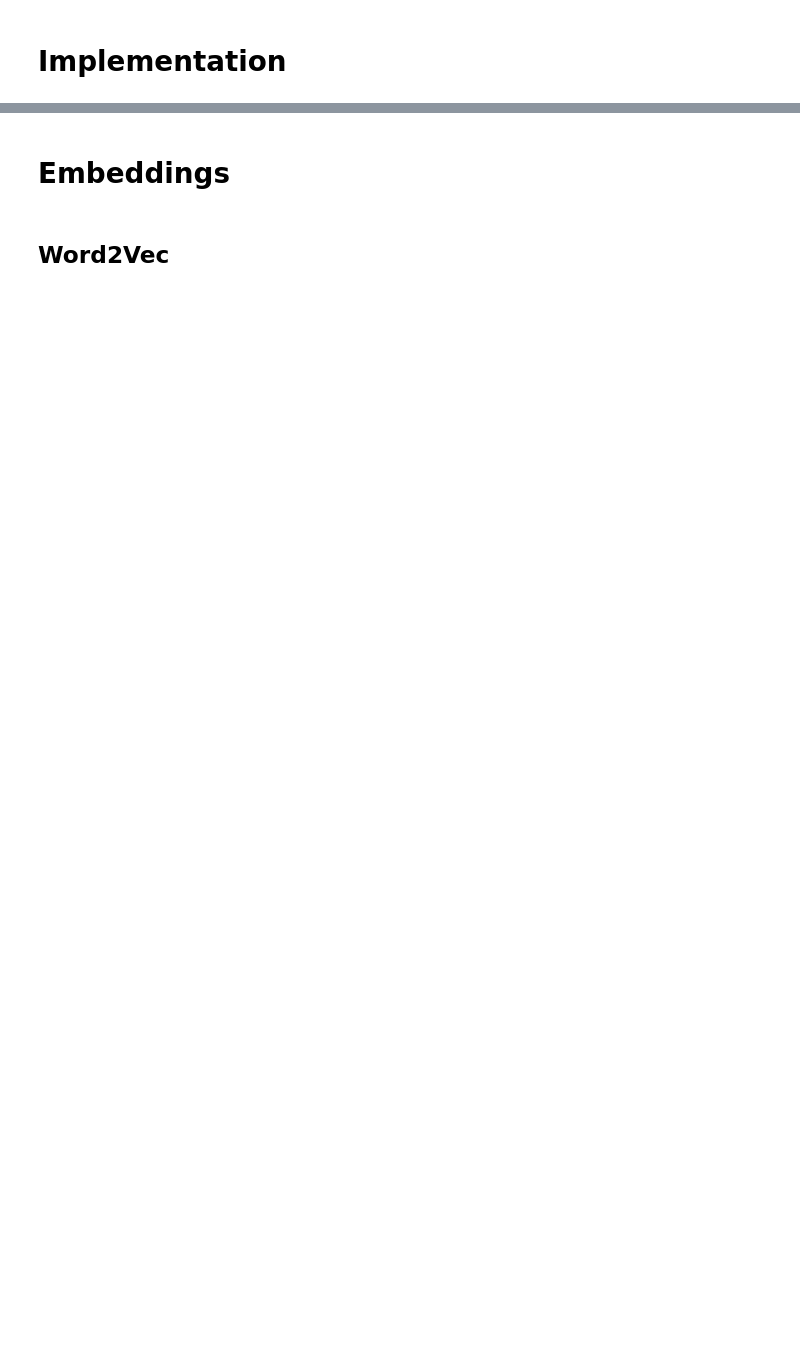
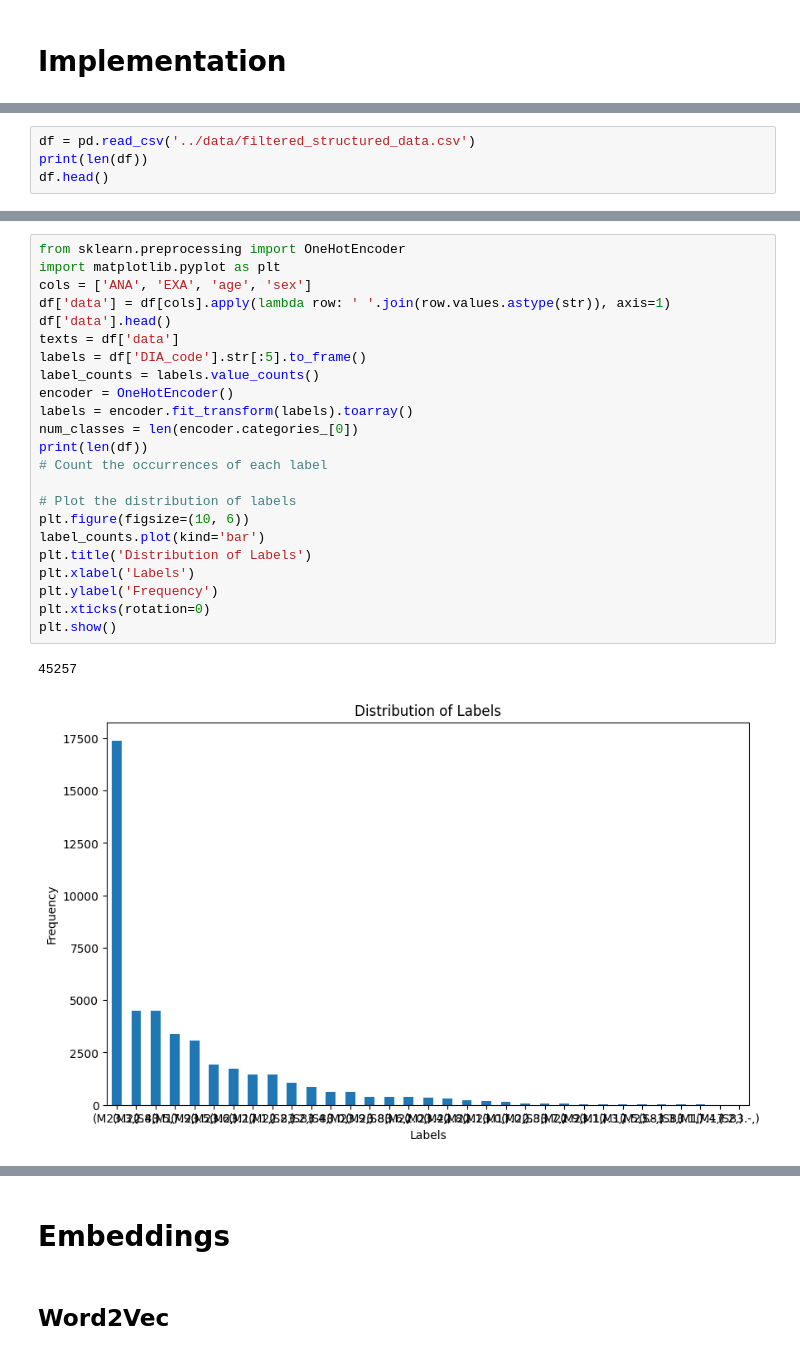
Before and after one commit to julian-kraus/Bachelorthesis, a Jupyter notebook: Thesis/LSTM/Implementation.ipynb, the cells around one changed output, grey strips where cells are left out. Drawn from its saved outputs; the diff is of its cells as text; blank space fills up the shorter version.

Commit message:
label categorization

```diff
--- a/Thesis/LSTM/Implementation.ipynb
+++ b/Thesis/LSTM/Implementation.ipynb
@@ -2,0 +48,4 @@
+# %%
+df = pd.read_csv('../data/filtered_structured_data.csv')
+print(len(df))
+df.head()
@@ -3 +60,27 @@
+# %%
+from sklearn.preprocessing import OneHotEncoder
+import matplotlib.pyplot as plt
+cols = ['ANA', 'EXA', 'age', 'sex']
+df['data'] = df[cols].apply(lambda row: ' '.join(row.values.astype(str)), axis=1)
+df['data'].head()
+texts = df['data']
+labels = df['DIA_code'].str[:5].to_frame()
+label_counts = labels.value_counts()
+encoder = OneHotEncoder()
+labels = encoder.fit_transform(labels).toarray()
+num_classes = len(encoder.categories_[0])
+print(len(df))
+# Count the occurrences of each label
+
+# Plot the distribution of labels
+plt.figure(figsize=(10, 6))
+label_counts.plot(kind='bar')
+plt.title('Distribution of Labels')
+plt.xlabel('Labels')
+plt.ylabel('Frequency')
+plt.xticks(rotation=0)
+plt.show()
+# %% [output]
+45257
+[figure, added]
 # %%
```
Also changed, not shown: parts of 22 cells of this notebook, 4 other files.
